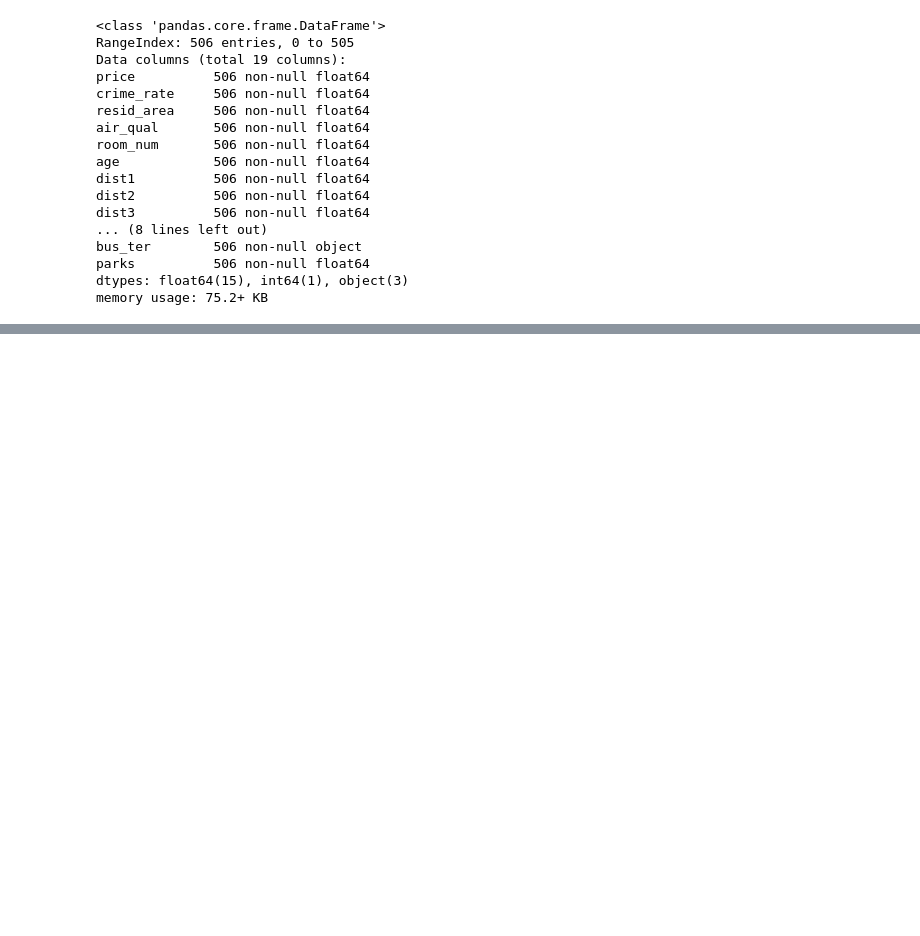
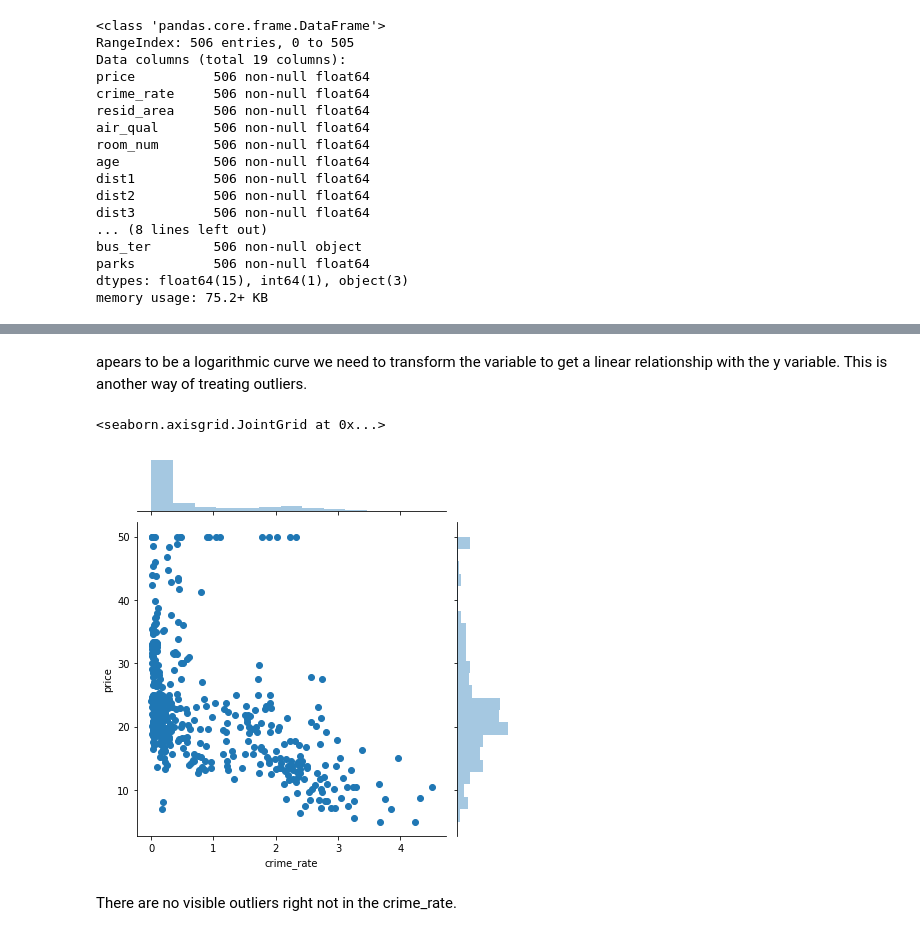
Before and after one commit to radhikagupta6/Machine-Learning-and-Data-Science-Algorithms, a Jupyter notebook: Data preprocessing/Data Preprocessing 2.ipynb, the cells around one changed output, grey strips where cells are left out. Saved outputs shown, nothing was run; the diff lists cells and outputs as text; code cells hidden in the pictures; blank space fills up the shorter version.

Commit message:
Data Preprocessing complete

```diff
--- a/Data preprocessing/Data Preprocessing 2.ipynb
+++ b/Data preprocessing/Data Preprocessing 2.ipynb
@@ -265,0 +275,11 @@ memory usage: 75.2+ KB
+# %% [markdown]
+apears to be a logarithmic curve we need to transform the variable to get a linear relationship with the y variable. This is another way of treating outliers.
+# %%
+df.crime_rate = np.log(1+ df.crime_rate)
+# %%
+sns.jointplot(x='crime_rate', y="price", data= df)
+# %% [output]
+<seaborn.axisgrid.JointGrid at 0x...>
+[figure, added]
+# %% [markdown]
+There are no visible outliers right not in the crime_rate.
```
Also changed, not shown: parts of 29 cells of this notebook.
